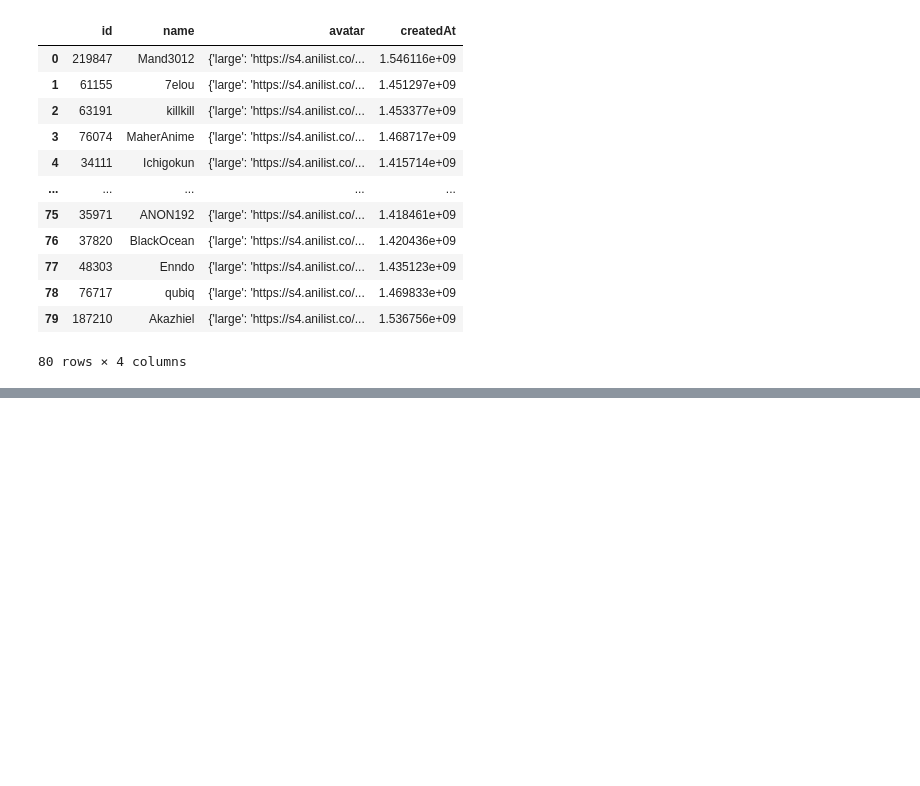
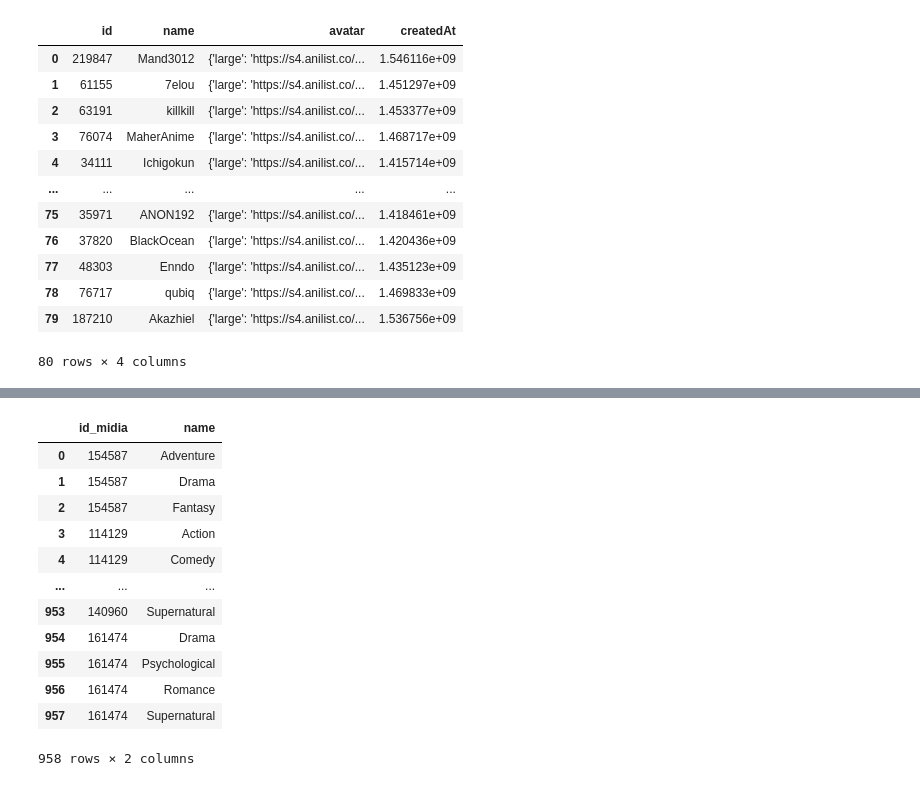
Before and after one commit to E-rhari/AniLista, a Jupyter notebook: requestApi.ipynb, the cells around one changed output, grey strips where cells are left out. Saved outputs shown, nothing was run; the diff lists cells and outputs as text; code cells hidden in the pictures; blank space fills up the shorter version.

```diff
--- a/requestApi.ipynb
+++ b/requestApi.ipynb
@@ -276,0 +403,26 @@ dfs['user']
+# %%
+compondGenres = dfs['anime'][['id', 'genres']]
+
+dfs['genre'] = pd.DataFrame(columns=['id_midia', 'name'])
+
+# bad and stinky code but god has punished me for my hubris and my work is never finished
+# so I don't have the time to fix it
+for id, occupations in compondGenres.values:
+    for genre in occupations:
+        dfs['genre'].loc[len(dfs['genre'])] = [id, genre]
+
+dfs['genre']
+# %% [output]
+|  | id_midia | name |
+| 0 | 154587 | Adventure |
+| 1 | 154587 | Drama |
+| 2 | 154587 | Fantasy |
+| 3 | 114129 | Action |
+| 4 | 114129 | Comedy |
+| ... | ... | ... |
+| 953 | 140960 | Supernatural |
+| 954 | 161474 | Drama |
+| 955 | 161474 | Psychological |
+| 956 | 161474 | Romance |
+| 957 | 161474 | Supernatural |
+958 rows × 2 columns
```
Also changed, not shown: parts of 19 cells of this notebook.
